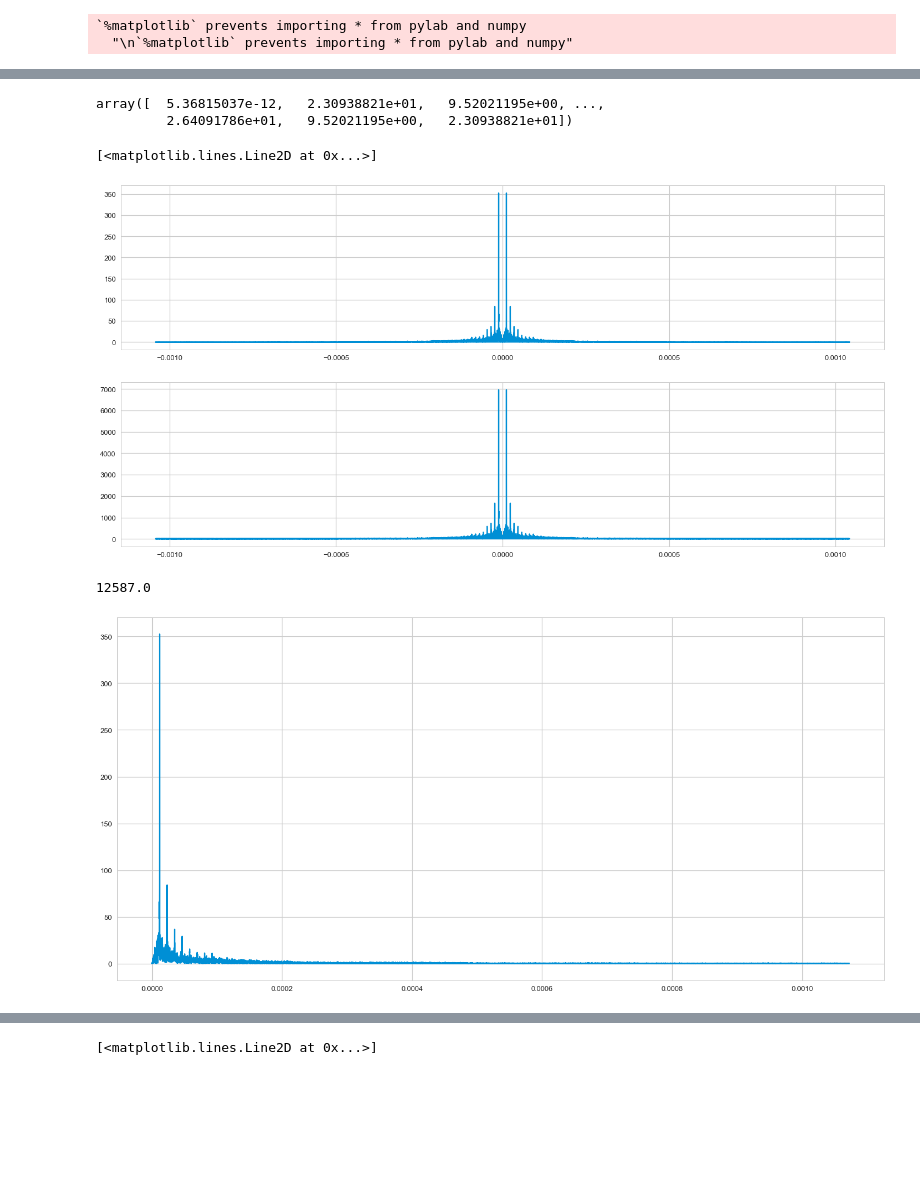
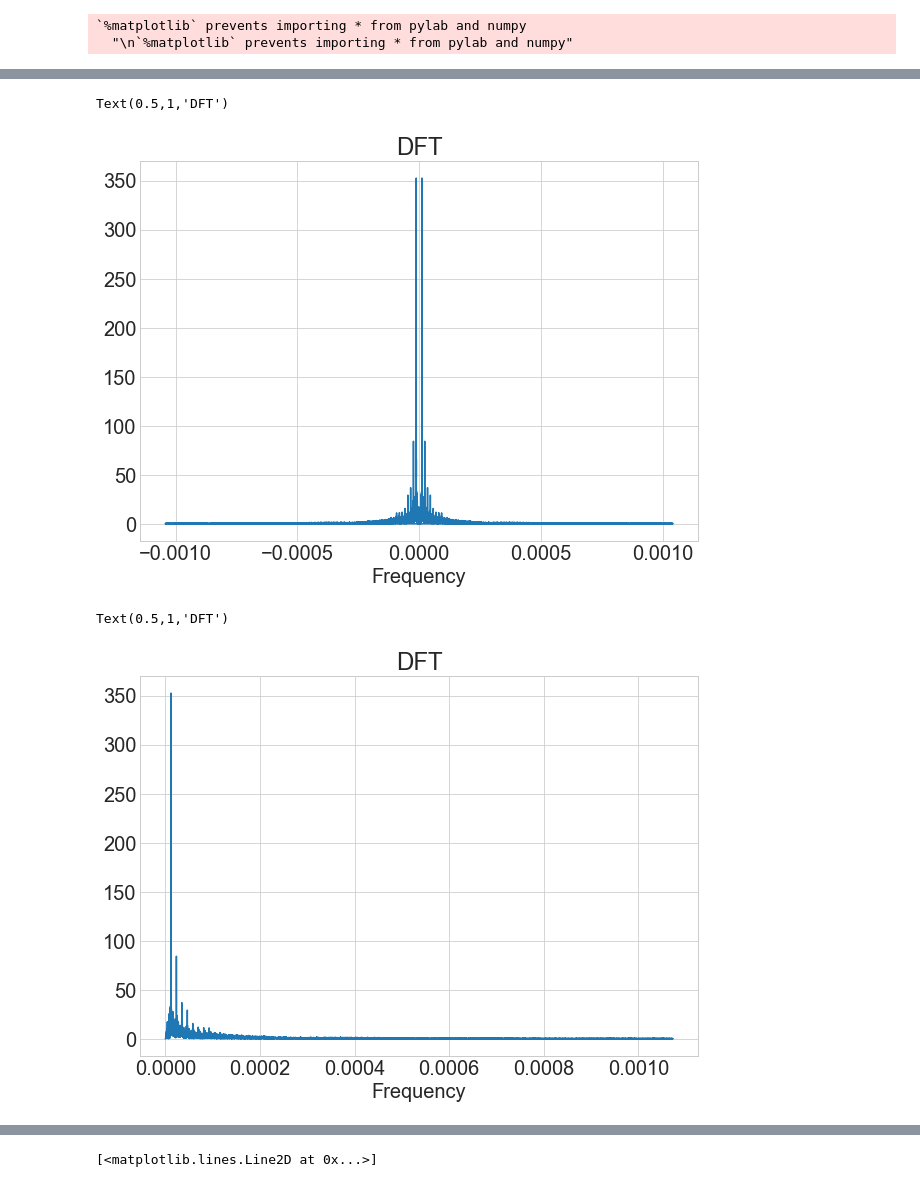
Before and after one commit to palindrome6/modelling_and_simulation, a Jupyter notebook: Signal_analysis.ipynb, the cells around one changed output, grey strips where cells are left out. Cells and saved outputs as stored; diff of their text form; code cells hidden in the pictures; blank space fills up the shorter version.

```diff
--- a/Signal_analysis.ipynb
+++ b/Signal_analysis.ipynb
@@ -1,4 +1,6 @@
 # %%
+# imports
+
 import pandas as pd
 import numpy as np
 import matplotlib.pyplot as plt
@@ -7,6 +9,8 @@ from scipy import fftpack
 %pylab inline
 plt.style.use('seaborn-whitegrid')
 pylab.rcParams['figure.figsize'] = (22, 6)
+import matplotlib
+matplotlib.rcParams.update({'font.size': 20})
 # %% [output]
 Populating the interactive namespace from numpy and matplotlib
 `%matplotlib` prevents importing * from pylab and numpy
@@ -71,27 +73,17 @@ plt.show()
 # %%
 X_temp_norm = np.fft.fft(norm_df['Temperature_normalized'])
 X_temp_scaled = np.fft.fft(norm_df['Temperature_scaled'])
-# %%
-abs(X_temp_scaled)
-# %% [output]
-array([  5.36815037e-12,   2.30938821e+01,   9.52021195e+00, ...,
-         2.64091786e+01,   9.52021195e+00,   2.30938821e+01])
 # %%
 freqs_norm = np.fft.fftfreq(len(norm_df['Temperature_normalized'])) * (1/480)
 freqs_scaled = np.fft.fftfreq(len(norm_df['Temperature_scaled'])) * (1/480)
 # %%
-pylab.rcParams['figure.figsize'] = (22, 12)
-plt.subplot(211)
+pylab.rcParams['figure.figsize'] = (10, 7)
 plt.plot(freqs_norm, abs(X_temp_norm))
-plt.subplot(212)
-plt.plot(freqs_scaled, np.abs(X_temp_scaled))
+plt.xlabel('Frequency')
+plt.title('DFT')
 # %% [output]
-[<matplotlib.lines.Line2D at 0x...>]
+Text(0.5,1,'DFT')
-[figure, old version]
+[figure, new version]
-# %%
-len(freqs_scaled)/2
-# %% [output]
-12587.0
 # %%
 def dft_map(X, Fs, shift=True):
     resolution = float(Fs) / len(X)
@@ -104,7 +96,11 @@ def dft_map(X, Fs, shift=True):
     return f, Y
 # %%
 f, y = dft_map(X_temp_norm, 1/480, shift=False)
-plt.plot(f[:12587], abs(y[:12587]));
+pylab.rcParams['figure.figsize'] = (10, 7)
+plt.plot(f[:12587], abs(y[:12587]))
+plt.xlabel('Frequency')
+plt.title('DFT')
 # %% [output]
+Text(0.5,1,'DFT')
-[figure, old version]
+[figure, new version]
 # %%
```
Also changed, not shown: parts of 14 cells of this notebook.
